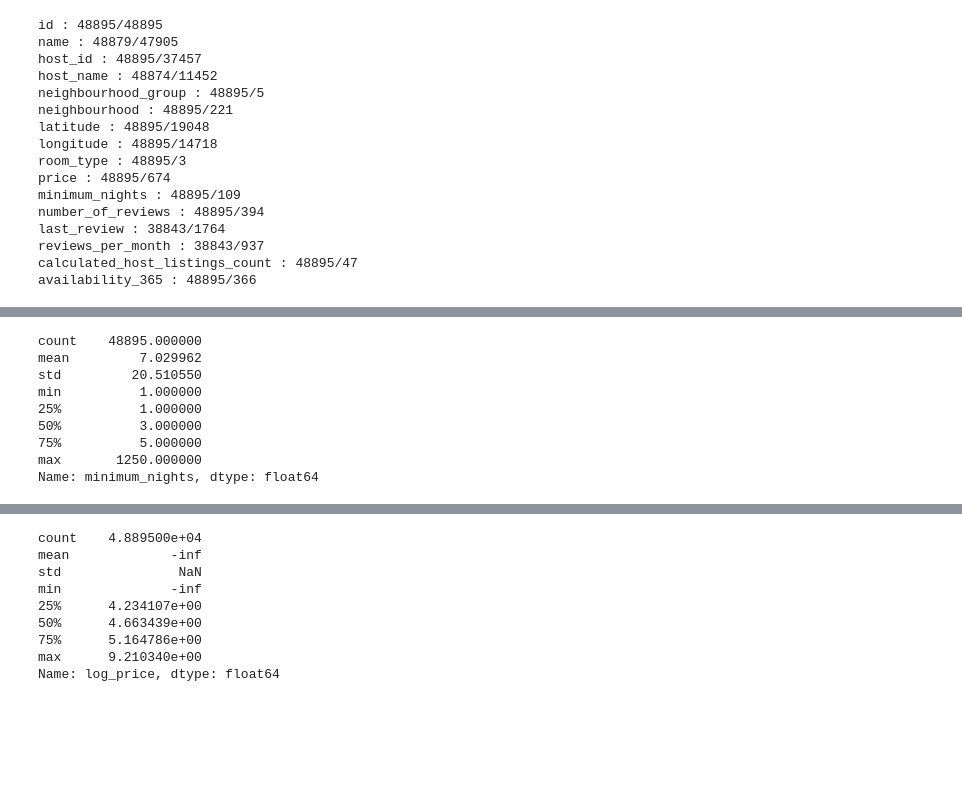
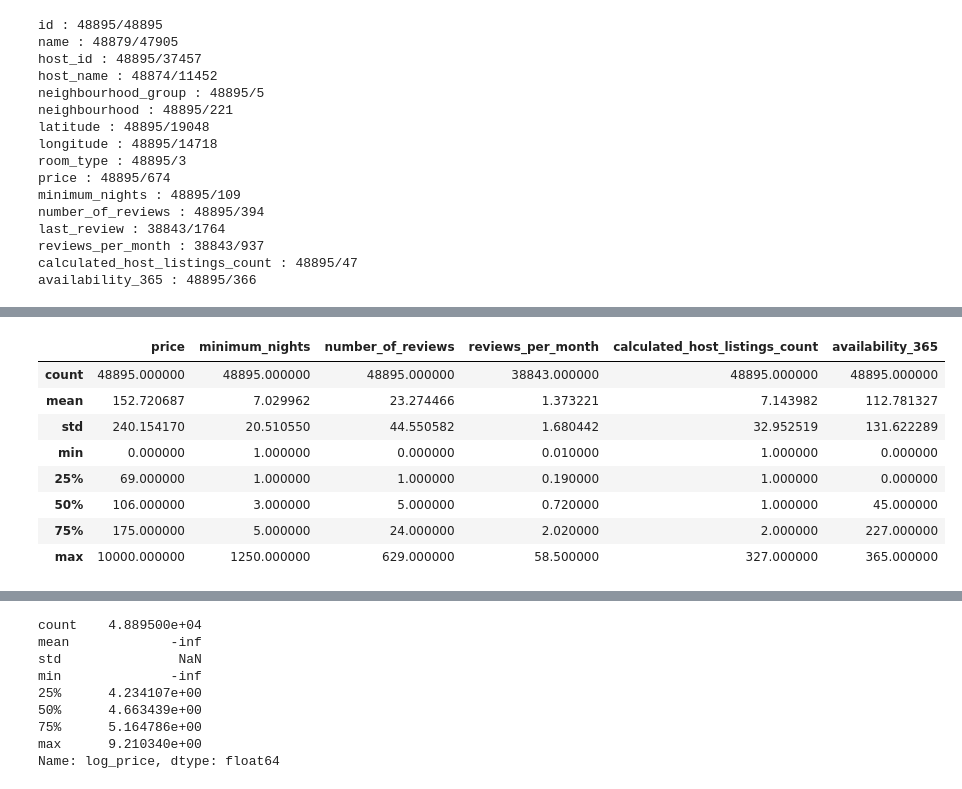
Before and after one commit to arunjegathesh/airbnb_ensemble_learning, a Jupyter notebook: Ensemble_Project_v1.ipynb, the cells around one changed output, grey strips where cells are left out. Saved outputs shown, nothing was run; the diff lists cells and outputs as text; code cells hidden in the pictures; blank space fills up the shorter version.

```diff
--- a/Ensemble_Project_v1.ipynb
+++ b/Ensemble_Project_v1.ipynb
@@ -128,12 +169,12 @@ availability_365 : 48895/366
 # %%
-df_in.minimum_nights.describe()
+df_in[['price','minimum_nights','number_of_reviews','reviews_per_month','calculated_host_listings_count','availability_365']].describe()
 # %% [output]
-count    48895.000000
-mean         7.029962
-std         20.510550
-min          1.000000
-25%          1.000000
-50%          3.000000
-75%          5.000000
-max       1250.000000
-Name: minimum_nights, dtype: float64
+|  | price | minimum_nights | number_of_reviews | reviews_per_month | calculated_host_listings_count | availability_365 |
+| count | 48895.000000 | 48895.000000 | 48895.000000 | 38843.000000 | 48895.000000 | 48895.000000 |
+| mean | 152.720687 | 7.029962 | 23.274466 | 1.373221 | 7.143982 | 112.781327 |
+| std | 240.154170 | 20.510550 | 44.550582 | 1.680442 | 32.952519 | 131.622289 |
+| min | 0.000000 | 1.000000 | 0.000000 | 0.010000 | 1.000000 | 0.000000 |
+| 25% | 69.000000 | 1.000000 | 1.000000 | 0.190000 | 1.000000 | 0.000000 |
+| 50% | 106.000000 | 3.000000 | 5.000000 | 0.720000 | 1.000000 | 45.000000 |
+| 75% | 175.000000 | 5.000000 | 24.000000 | 2.020000 | 2.000000 | 227.000000 |
+| max | 10000.000000 | 1250.000000 | 629.000000 | 58.500000 | 327.000000 | 365.000000 |
```
Also changed, not shown: parts of 17 cells of this notebook.
